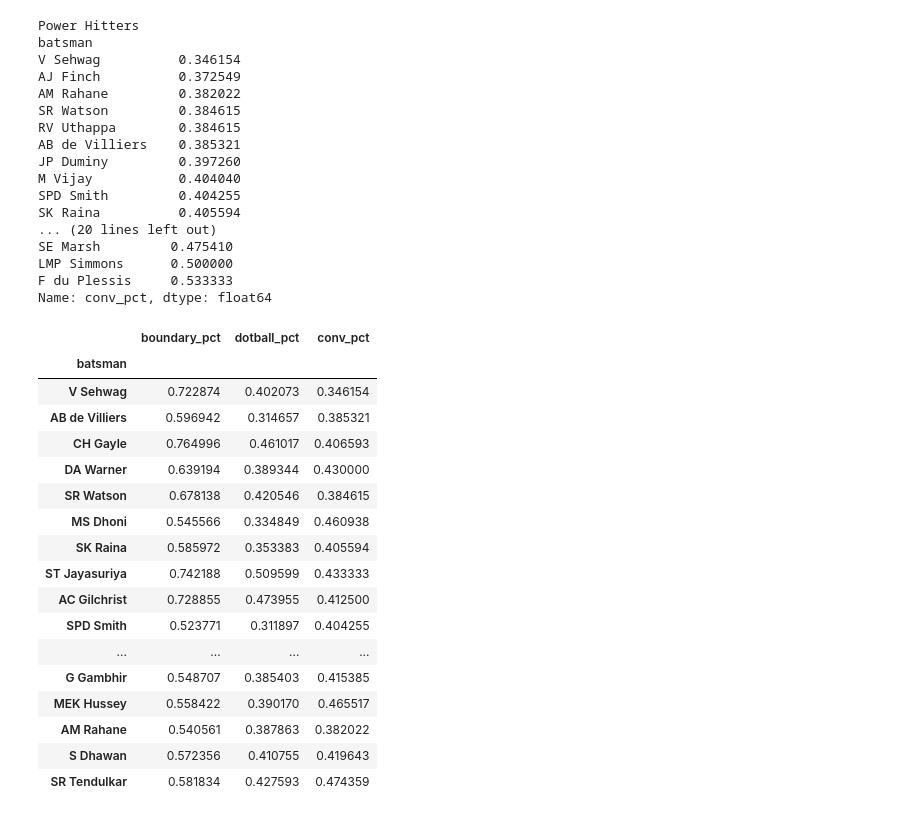
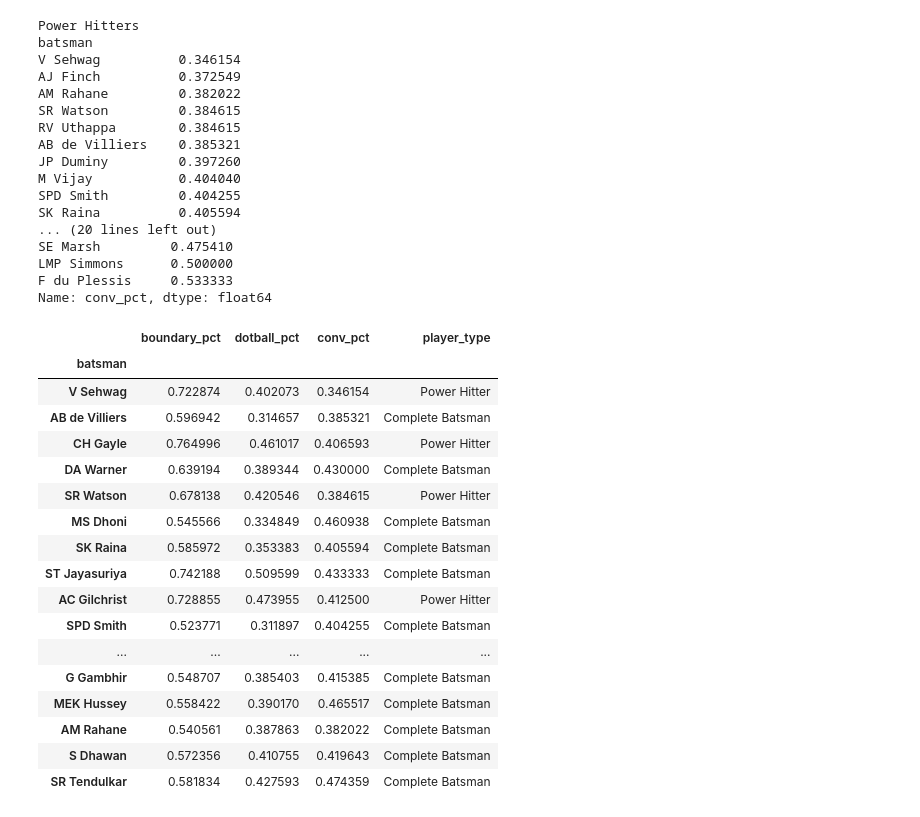
Before and after one commit to ckarthic/DataArtistry_Tournament_Submission, a Jupyter notebook: IPL_KNN_PowerhittersVsCompBatsmen.ipynb, the cells around one changed output. Drawn from its saved outputs; the diff is of its cells as text; code cells hidden in the pictures.

```diff
--- a/IPL_KNN_PowerhittersVsCompBatsmen.ipynb
+++ b/IPL_KNN_PowerhittersVsCompBatsmen.ipynb
@@ -199,25 +199,29 @@ SE Marsh         0.475410
 LMP Simmons      0.500000
 F du Plessis     0.533333
 Name: conv_pct, dtype: float64
-# %%
-tb_knn = tb.loc[:,('boundary_pct','dotball_pct','conv_pct')]
-tb_knn
-# %% [output]
-|  | boundary_pct | dotball_pct | conv_pct |
-| batsman |  |  |  |
-| V Sehwag | 0.722874 | 0.402073 | 0.346154 |
-| AB de Villiers | 0.596942 | 0.314657 | 0.385321 |
-| CH Gayle | 0.764996 | 0.461017 | 0.406593 |
-| DA Warner | 0.639194 | 0.389344 | 0.430000 |
-| SR Watson | 0.678138 | 0.420546 | 0.384615 |
-| MS Dhoni | 0.545566 | 0.334849 | 0.460938 |
-| SK Raina | 0.585972 | 0.353383 | 0.405594 |
-| ST Jayasuriya | 0.742188 | 0.509599 | 0.433333 |
-| AC Gilchrist | 0.728855 | 0.473955 | 0.412500 |
-| SPD Smith | 0.523771 | 0.311897 | 0.404255 |
-| ... | ... | ... | ... |
-| G Gambhir | 0.548707 | 0.385403 | 0.415385 |
-| MEK Hussey | 0.558422 | 0.390170 | 0.465517 |
-| AM Rahane | 0.540561 | 0.387863 | 0.382022 |
-| S Dhawan | 0.572356 | 0.410755 | 0.419643 |
-| SR Tendulkar | 0.581834 | 0.427593 | 0.474359 |
+# %%
+tb_knn = tb.loc[:,('boundary_pct','dotball_pct','conv_pct')]
+tb_knn['player_type'] = 'Complete Batsman'
+tb_knn.loc[(tb_knn.boundary_pct > tb_knn.boundary_pct.median())
+       & (tb_knn.dotball_pct > tb_knn.dotball_pct.median())
+          & (tb_knn.conv_pct < tb_knn.conv_pct.median()),'player_type'] = 'Power Hitter'
+tb_knn
+# %% [output]
+|  | boundary_pct | dotball_pct | conv_pct | player_type |
+| batsman |  |  |  |  |
+| V Sehwag | 0.722874 | 0.402073 | 0.346154 | Power Hitter |
+| AB de Villiers | 0.596942 | 0.314657 | 0.385321 | Complete Batsman |
+| CH Gayle | 0.764996 | 0.461017 | 0.406593 | Power Hitter |
+| DA Warner | 0.639194 | 0.389344 | 0.430000 | Complete Batsman |
+| SR Watson | 0.678138 | 0.420546 | 0.384615 | Power Hitter |
+| MS Dhoni | 0.545566 | 0.334849 | 0.460938 | Complete Batsman |
+| SK Raina | 0.585972 | 0.353383 | 0.405594 | Complete Batsman |
+| ST Jayasuriya | 0.742188 | 0.509599 | 0.433333 | Complete Batsman |
+| AC Gilchrist | 0.728855 | 0.473955 | 0.412500 | Power Hitter |
+| SPD Smith | 0.523771 | 0.311897 | 0.404255 | Complete Batsman |
+| ... | ... | ... | ... | ... |
+| G Gambhir | 0.548707 | 0.385403 | 0.415385 | Complete Batsman |
+| MEK Hussey | 0.558422 | 0.390170 | 0.465517 | Complete Batsman |
+| AM Rahane | 0.540561 | 0.387863 | 0.382022 | Complete Batsman |
+| S Dhawan | 0.572356 | 0.410755 | 0.419643 | Complete Batsman |
+| SR Tendulkar | 0.581834 | 0.427593 | 0.474359 | Complete Batsman |
```
